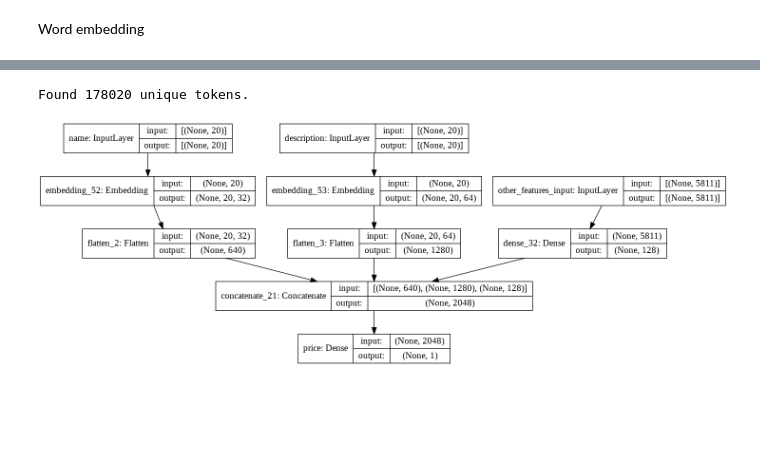
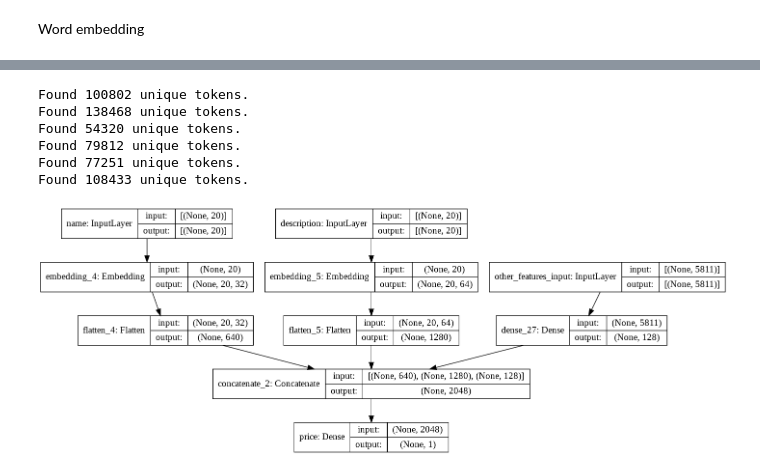
Before and after one commit to danielecaliari/AML, a Jupyter notebook: modelli.ipynb, the cells around one changed output, grey strips where cells are left out. Cells and saved outputs as stored; diff of their text form; code cells hidden in the pictures; blank space fills up the shorter version.

```diff
--- a/modelli.ipynb
+++ b/modelli.ipynb
@@ -138,10 +126,0 @@ Found 100802 unique tokens.
-# %%
-tokenizer = Tokenizer(nb_words=100000)
-tokenizer.fit_on_texts(descriptions)
-sequences = tokenizer.texts_to_sequences(descriptions)
-word_index = tokenizer.word_index
-print('Found %s unique tokens.' % len(word_index))
-
-descriptions_data = pad_sequences(sequences, maxlen=20)
-# %% [output]
-Found 178020 unique tokens.
@@ -150,2 +127,20 @@ names_data.shape
-# %%
-train_emb._shape = (1111245, 5811)
+# %%
+#tokenize train names
+word_index_names, names_data = tokenize(names, 100000)
+#tokenize train descriptions
+word_index_descriptions, descriptions_data = tokenize(descriptions, 100000)
+#tokenize validation names
+word_index_names_val, names_data_validation = tokenize(names_validation, 100000)
+#tokenize validation descriptions
+word_index_descriptions_val, descriptions_data_validation = tokenize(descriptions_validation, 100000)
+#tokenize test names
+word_index_names_test, names_data_test = tokenize(names_test, 100000)
+#tokenize test descriptions
+word_index_descriptions_test, descriptions_data_test = tokenize(descriptions_test, 100000)
+# %% [output]
+Found 100802 unique tokens.
+Found 138468 unique tokens.
+Found 54320 unique tokens.
+Found 79812 unique tokens.
+Found 77251 unique tokens.
+Found 108433 unique tokens.
@@ -188,5 +186,7 @@ description_features
+# %%
+embedding_model = embedding_model()
 # %%
-keras.utils.plot_model(model, "my_first_model_with_shape_info.png", show_shapes=True)
+keras.utils.plot_model(embedding_model, "my_first_model_with_shape_info.png", show_shapes=True)
 # %% [output]
-[figure, old version]
+[figure, new version]
 # %%
```
Also changed, not shown: parts of 30 cells of this notebook.
